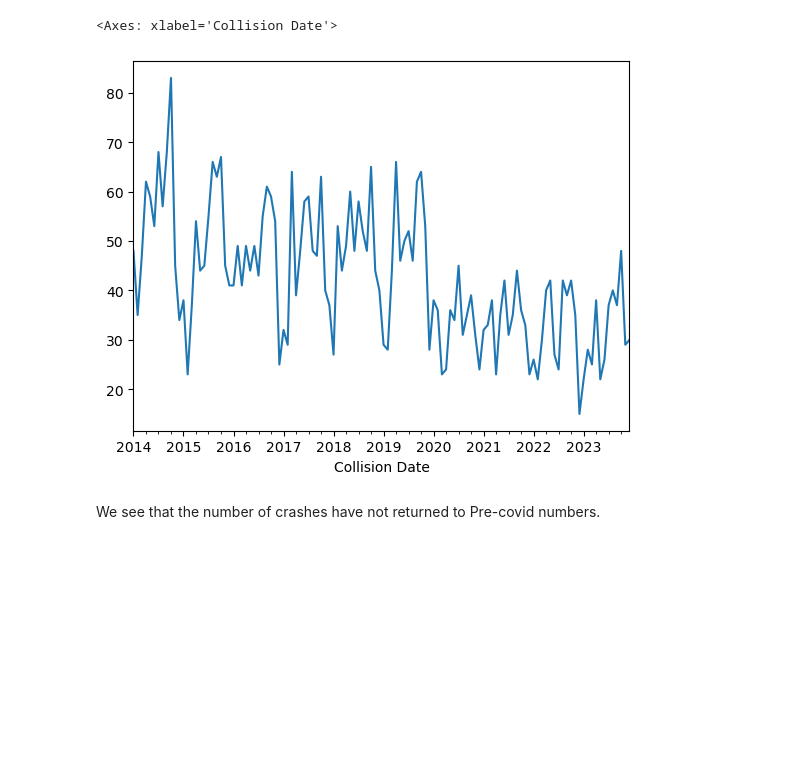
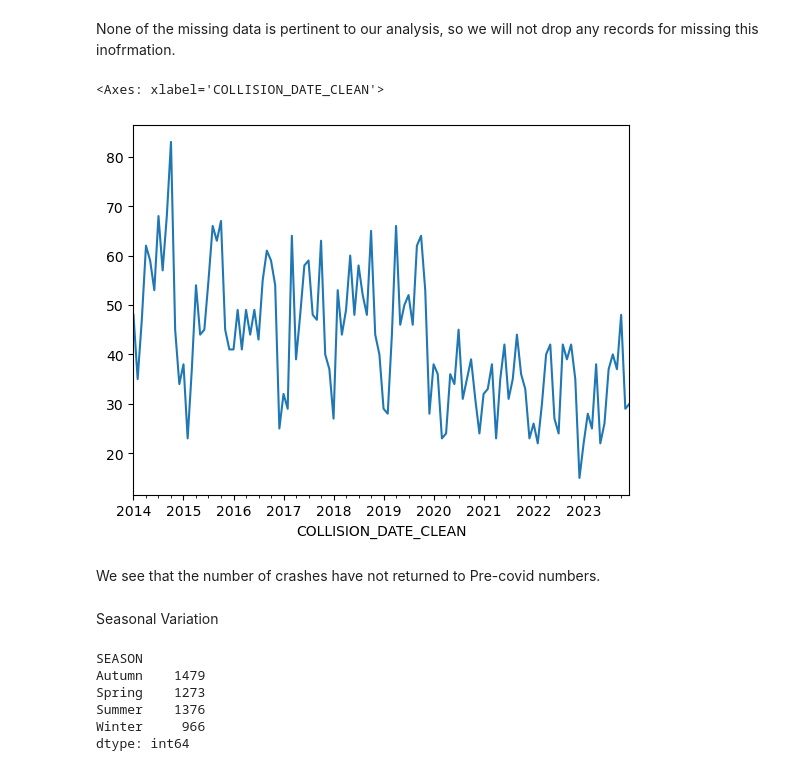
Before and after one commit to UCB-stat-159-f25/final-group07, a Jupyter notebook: data_exploration.ipynb, the cells around one changed output. Cells and saved outputs as stored; diff of their text form; code cells hidden in the pictures; blank space fills up the shorter version.

```diff
--- a/data_exploration.ipynb
+++ b/data_exploration.ipynb
@@ -32,11 +52,15 @@ memory usage: 3.1+ MB
+# %% [markdown]
+None of the missing data is pertinent to our analysis, so we will not drop any records for missing this inofrmation.
 # %%
-crashes['Collision Date'] = pd.to_datetime(crashes['COLLISION_DATE'], format = 'mixed', errors = 'coerce')
+crashes['COLLISION_DATE_CLEAN'] = pd.to_datetime(crashes['COLLISION_DATE'], format = 'mixed', errors = 'coerce')
 # %%
-monthly_crashes = crashes.groupby(pd.Grouper(key = 'Collision Date', freq = 'ME')).size()
+monthly_crashes = crashes.groupby(pd.Grouper(key = 'COLLISION_DATE_CLEAN', freq = 'ME')).size()
 fig, ax = plt.subplots()
 monthly_crashes.plot(kind= 'line', ax = ax)
 # %% [output]
-<Axes: xlabel='Collision Date'>
+<Axes: xlabel='COLLISION_DATE_CLEAN'>
-[figure, old version]
+[figure, new version]
 # %% [markdown]
 We see that the number of crashes have not returned to Pre-covid numbers.
+# %% [markdown]
+Seasonal Variation
@@ -42,0 +82,10 @@ We see that the number of crashes have not returned to Pre-covid numbers.
+# %%
+seasonly_crashes = crashes.groupby('SEASON').size()
+seasonly_crashes
+# %% [output]
+SEASON
+Autumn    1479
+Spring    1273
+Summer    1376
+Winter     966
+dtype: int64
```
Also changed, not shown: parts of 4 cells of this notebook, 2 other files.
